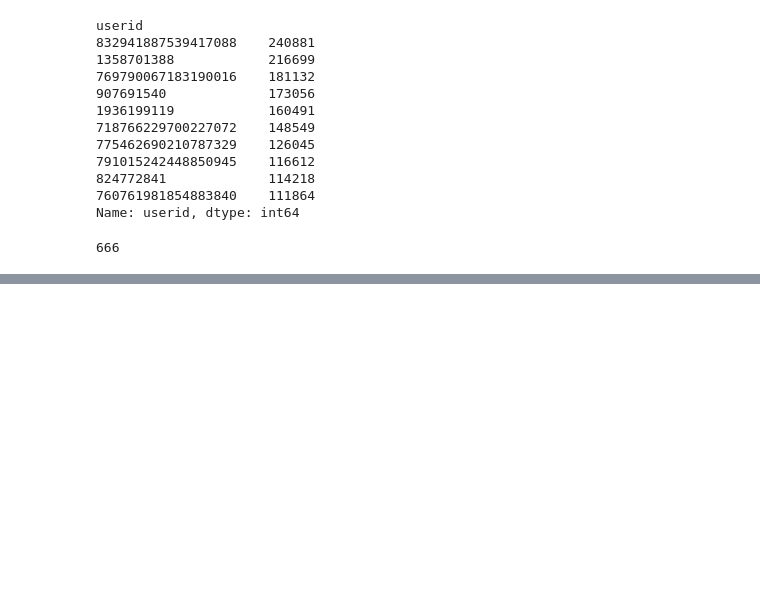
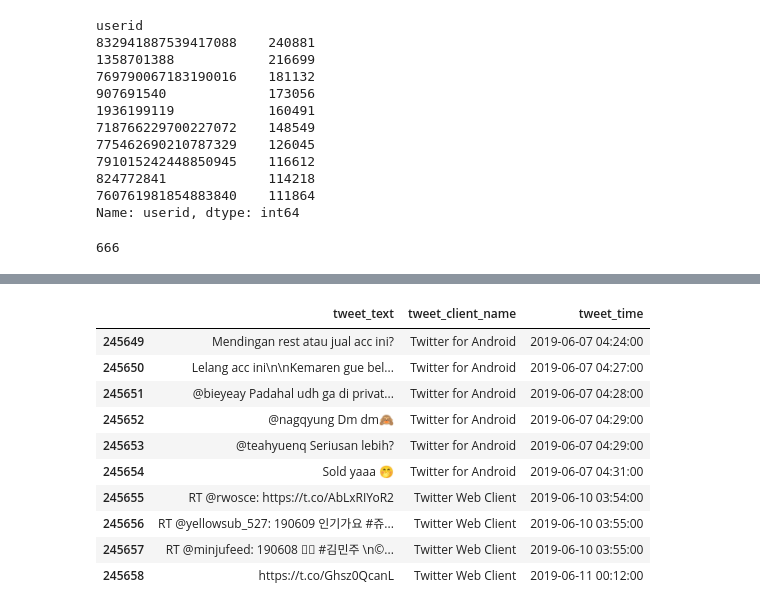
Before and after one commit to nicole9925/chinabots, a Jupyter notebook: scripts/Sandbox.ipynb, the cells around one changed output, grey strips where cells are left out. Cells and saved outputs as stored; diff of their text form; code cells hidden in the pictures; blank space fills up the shorter version.

```diff
--- a/scripts/Sandbox.ipynb
+++ b/scripts/Sandbox.ipynb
@@ -141,0 +197,3 @@ webclient.groupby([webclient['tweet_time'].dt.month, webclient['tweet_time'].dt.
+# %%
+user_study = tweets[tweets['userid'] == '832941887539417088'][['tweet_text','tweet_client_name','tweet_time']].sort_values(by='tweet_time').reset_index(drop=True)
+user_study.head()
@@ -141,0 +207,15 @@ webclient.groupby([webclient['tweet_time'].dt.month, webclient['tweet_time'].dt.
+# %%
+user_study.iloc[245649:245649+10]
+# first tweet says should i sell, then after says sold, but then the tweet_client_name changes after this
+# %% [output]
+|  | tweet_text | tweet_client_name | tweet_time |
+| 245649 | Mendingan rest atau jual acc ini? | Twitter for Android | 2019-06-07 04:24:00 |
+| 245650 | Lelang acc ini\n\nKemaren gue bel... | Twitter for Android | 2019-06-07 04:27:00 |
+| 245651 | @bieyeay Padahal udh ga di privat... | Twitter for Android | 2019-06-07 04:28:00 |
+| 245652 | @nagqyung Dm dm🙈 | Twitter for Android | 2019-06-07 04:29:00 |
+| 245653 | @teahyuenq Seriusan lebih? | Twitter for Android | 2019-06-07 04:29:00 |
+| 245654 | Sold yaaa 🤭 | Twitter for Android | 2019-06-07 04:31:00 |
+| 245655 | RT @rwosce: https://t.co/AbLxRIYoR2 | Twitter Web Client | 2019-06-10 03:54:00 |
+| 245656 | RT @yellowsub_527: 190609 인기가요 #쥬... | Twitter Web Client | 2019-06-10 03:55:00 |
+| 245657 | RT @minjufeed: 190608 ┊͙ #김민주 \n©... | Twitter Web Client | 2019-06-10 03:55:00 |
+| 245658 | https://t.co/Ghsz0QcanL | Twitter Web Client | 2019-06-11 00:12:00 |
```
Also changed, not shown: parts of 19 cells of this notebook, 6 other files.
